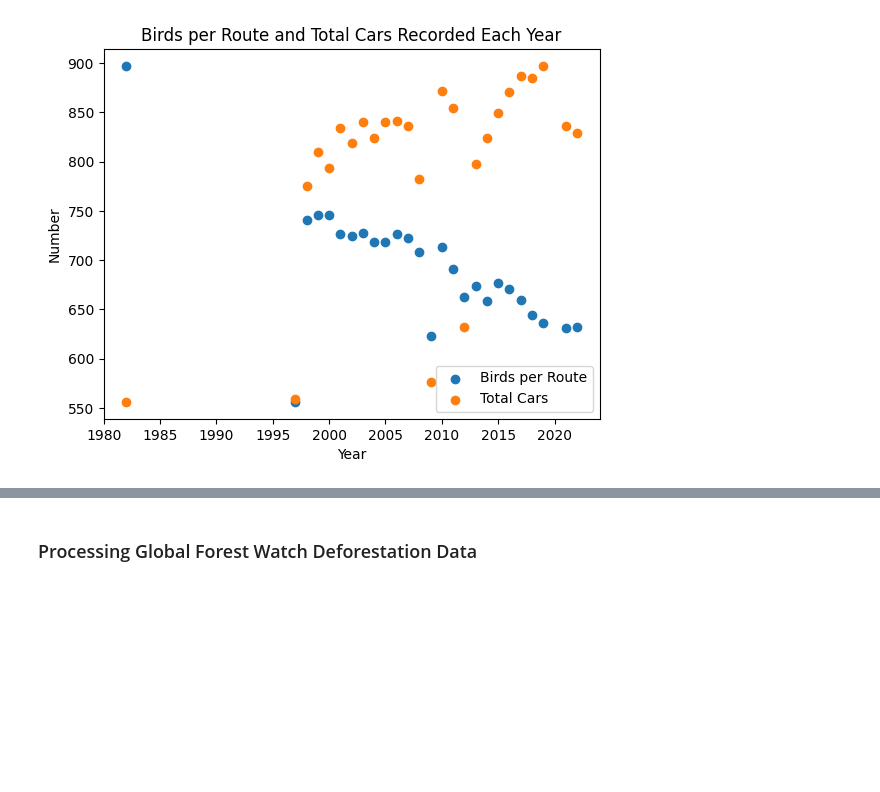
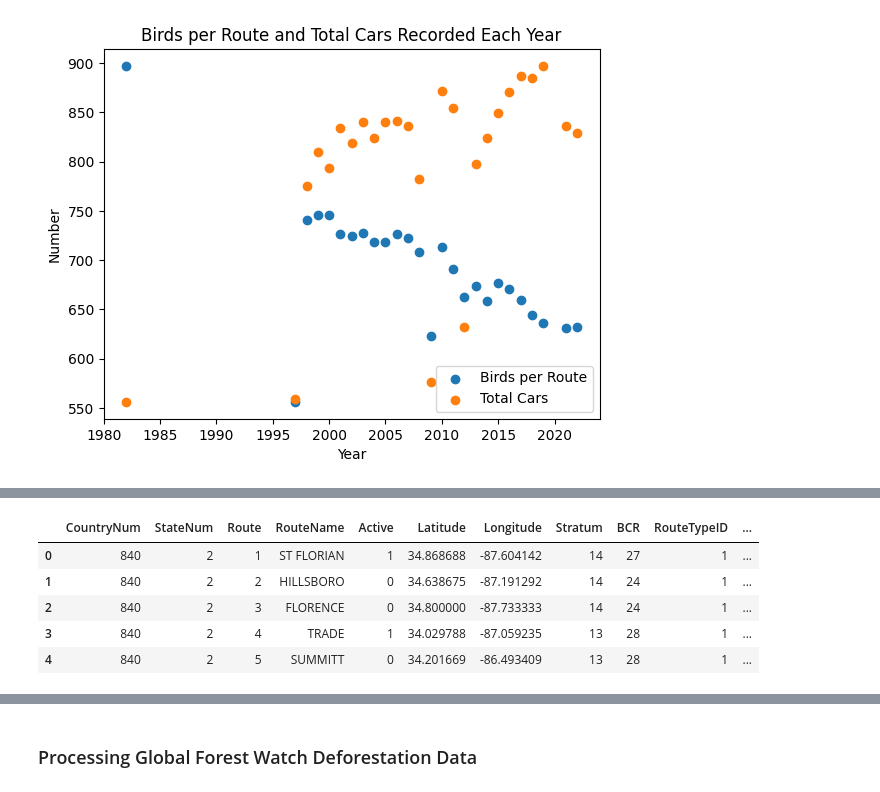
Before and after one commit to Calvin-Davis/CMSC320-FinalProject-Birds, a Jupyter notebook: Code/compiled_submission.ipynb, the cells around one changed output, grey strips where cells are left out. Drawn from its saved outputs; the diff is of its cells as text; code cells hidden in the pictures; blank space fills up the shorter version.

Commit message:
working on processing global forest watch data

```diff
--- a/Code/compiled_submission.ipynb
+++ b/Code/compiled_submission.ipynb
@@ -502,0 +502,13 @@ In order to combine BBS data with FIPS/county information and map the data, we n
+# %%
+# Get the longitudes and latitudes of the routes
+csv_file = os.path.join(current_dir, '..', 'Data', 'routes.csv')
+df = pd.read_csv(csv_file, encoding='latin-1')
+
+df.head()
+# %% [output]
+|  | CountryNum | StateNum | Route | RouteName | Active | Latitude | Longitude | Stratum | BCR | RouteTypeID | ... |
+| 0 | 840 | 2 | 1 | ST FLORIAN | 1 | 34.868688 | -87.604142 | 14 | 27 | 1 | ... |
+| 1 | 840 | 2 | 2 | HILLSBORO | 0 | 34.638675 | -87.191292 | 14 | 24 | 1 | ... |
+| 2 | 840 | 2 | 3 | FLORENCE | 0 | 34.800000 | -87.733333 | 14 | 24 | 1 | ... |
+| 3 | 840 | 2 | 4 | TRADE | 1 | 34.029788 | -87.059235 | 13 | 28 | 1 | ... |
+| 4 | 840 | 2 | 5 | SUMMITT | 0 | 34.201669 | -86.493409 | 13 | 28 | 1 | ... |
```
Also changed, not shown: parts of 14 cells of this notebook.
